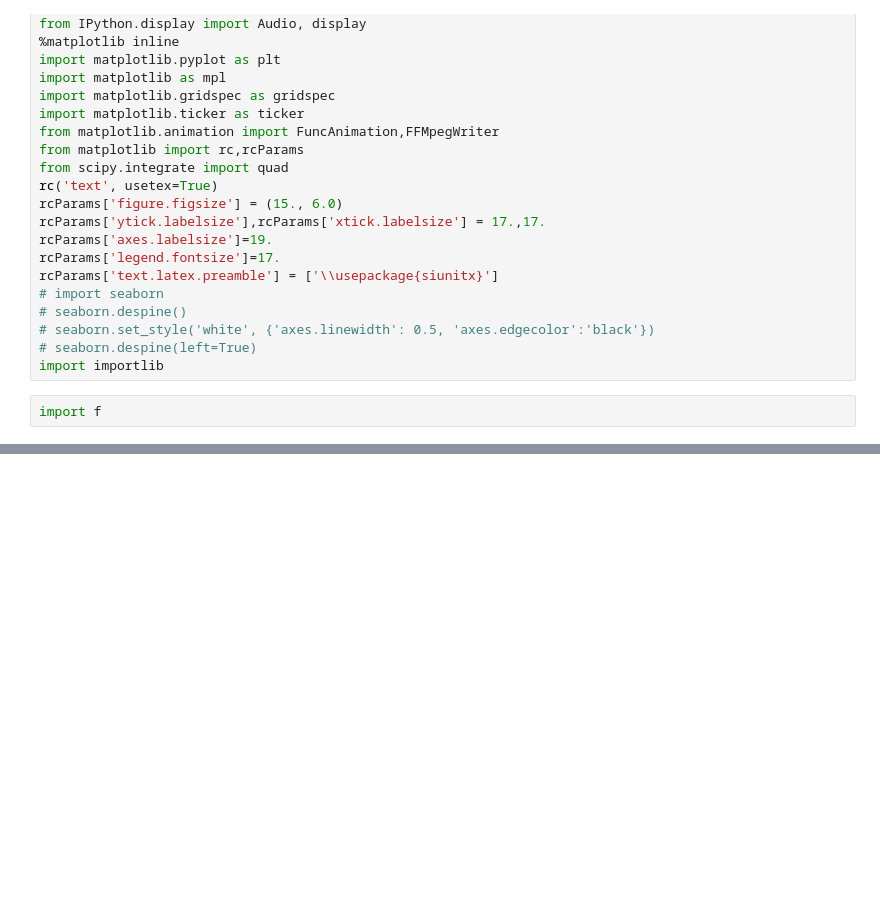
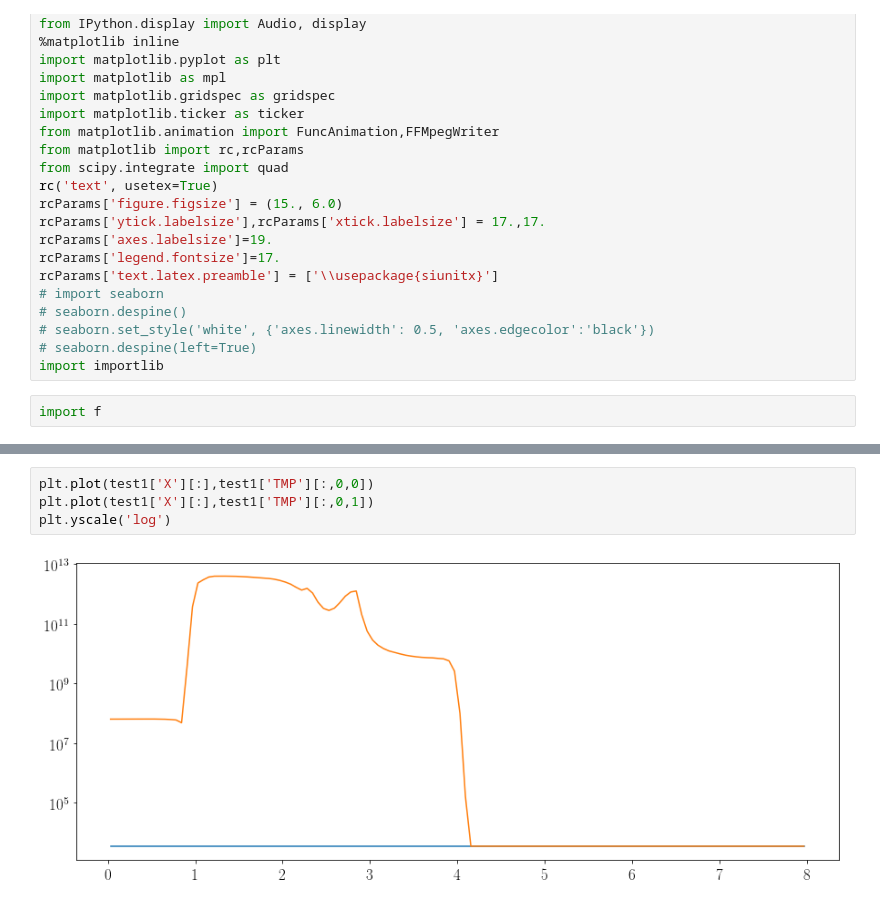
Before and after one commit to Mixpap/JetCloudSim, a Jupyter notebook: Notebooks/Data (Jet-Cloud interaction).ipynb, the cells around one changed output, grey strips where cells are left out. Drawn from its saved outputs; the diff is of its cells as text; blank space fills up the shorter version.

```diff
--- a/Notebooks/Data (Jet-Cloud interaction).ipynb
+++ b/Notebooks/Data (Jet-Cloud interaction).ipynb
@@ -49,2 +48,8 @@ f.quadruple(test0,np.log10(test0['TMP']),rows=1,cols=3,tdk='yrs')
+# %%
+plt.plot(test1['X'][:],test1['TMP'][:,0,0])
+plt.plot(test1['X'][:],test1['TMP'][:,0,1])
+plt.yscale('log')
+# %% [output]
+[figure, added]
 # %%
 importlib.reload(f)
```
Also changed, not shown: parts of 8 cells of this notebook, 4 other files.
